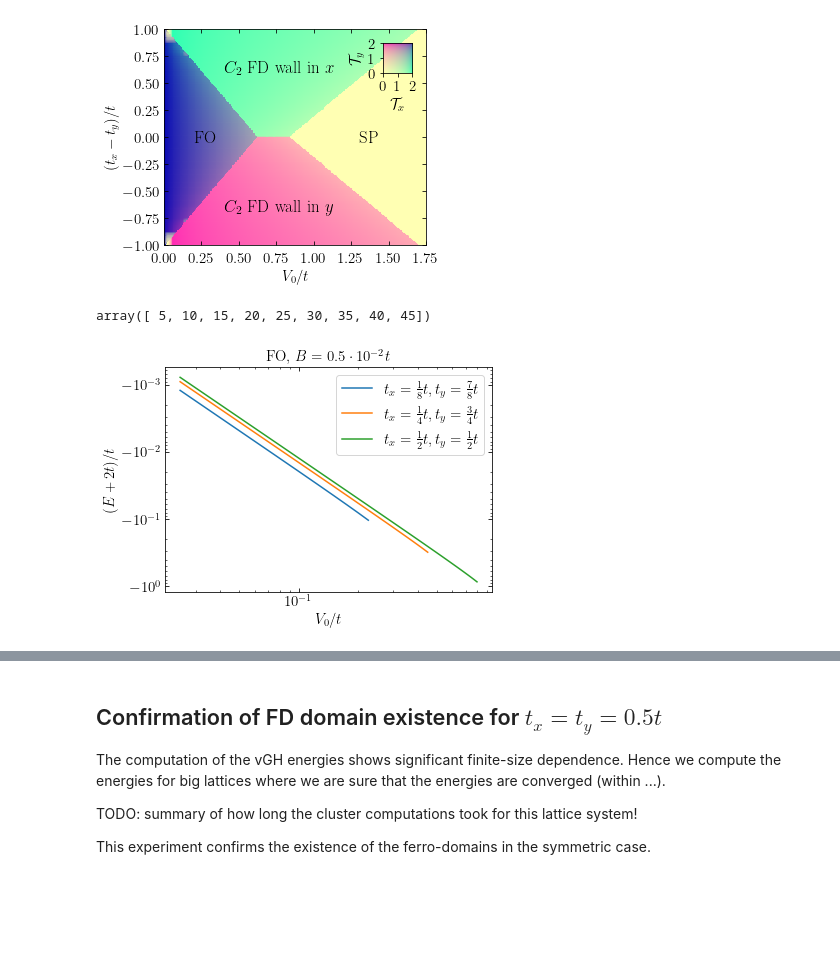
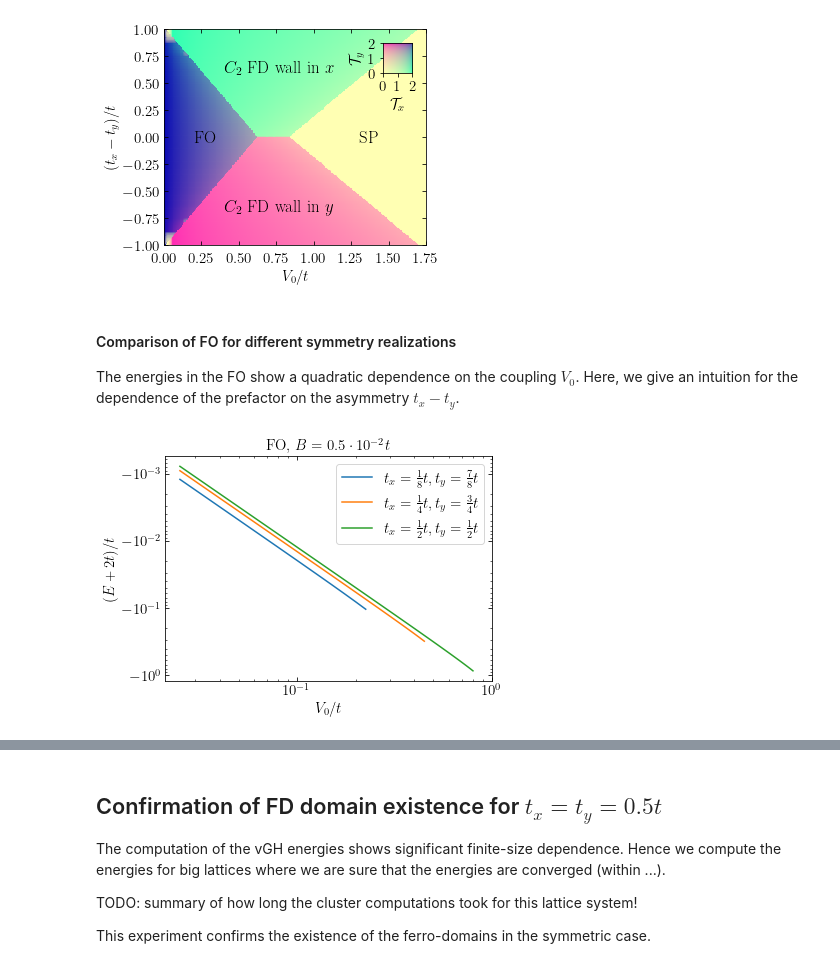
Before and after one commit to Progklui/rotor_lattice_models, a Jupyter notebook: phase_diag.ipynb, the cells around one changed output, grey strips where cells are left out. Saved outputs shown, nothing was run; the diff lists cells and outputs as text; code cells hidden in the pictures; blank space fills up the shorter version.

```diff
--- a/phase_diag.ipynb
+++ b/phase_diag.ipynb
@@ -589,10 +589,10 @@ fig.append([plot1,plot2])
 #fig.append([txt1,txt2])
 
 fig.save('results/phase_diagram/phase_diagram_B_1.0.svg')
-# %%
-V1.real
-# %% [output]
-array([ 5, 10, 15, 20, 25, 30, 35, 40, 45])
+# %% [markdown]
+#### Comparison of FO for different symmetry realizations
+
+The energies in the FO show a quadratic dependence on the coupling $V_0$. Here, we give an intuition for the dependence of the prefactor on the asymmetry $t_x-t_y$.
 # %%
 def get_non_zero(V, E):
     index_nonzero = np.where(E < 0)
@@ -610,32 +610,32 @@ plt.rc('figure', figsize=[46.82 * .5**(.5 * A), 33.11 * .5**(.5 * A)])
 plt.rc('text', usetex=True)
 plt.rc('font', family='serif')
 font_size = 15
 
 fig, ax = plt.subplots(figsize=[46.82 * .5**(.5 * A), 33.11 * .5**(.5 * A)]) #, subplot_kw={"projection": "3d"})
 
 plt.title(r'FO, $B=0.5\cdot 10^{-2}t$', fontsize=font_size)
 
 plt.plot(V1.real/t, -(E1+2*t).real/t, label=r'$t_x=\frac{1}{8}t,t_y=\frac{7}{8}t$')
 plt.plot(V2.real/t, -(E2+2*t).real/t, label=r'$t_x=\frac{1}{4}t,t_y=\frac{3}{4}t$')
 plt.plot(V4.real/t, -(E4+2*t).real/t, label=r'$t_x=\frac{1}{2}t,t_y=\frac{1}{2}t$')
 
 plt.xscale('log')
 plt.yscale('log')
 
 ax.invert_yaxis()
 
 plt.xlabel(r'$V_0/t$', fontsize=font_size)
 plt.ylabel(r'$(E+2t)/t$', fontsize=font_size)
 
-plt.xticks(fontsize=font_size)
+plt.xticks([1e-1,1e0], [r'$10^{-1}$',r'$10^{0}$'], fontsize=font_size)
 plt.yticks([1e0,1e-1,1e-2,1e-3], [r'$-10^{0}$',r'$-10^{-1}$',r'$-10^{-2}$',r'$-10^{-3}$'], fontsize=font_size)
 
 plt.tick_params(axis='x', direction='in', length=4, top=True)
 plt.tick_params(axis='y', direction='in', length=4, right=True)
 plt.tick_params(which='minor', axis='x', direction='in', top=True)
 plt.tick_params(which='minor', axis='y', direction='in', right=True)
 
 plt.legend(fontsize=font_size)
 plt.savefig('results/phase_diagram/FO_comp.svg')
 # %% [output]
-[figure, old version]
+[figure, new version]
```
Also changed, not shown: parts of 2 cells of this notebook, 3 other files.
